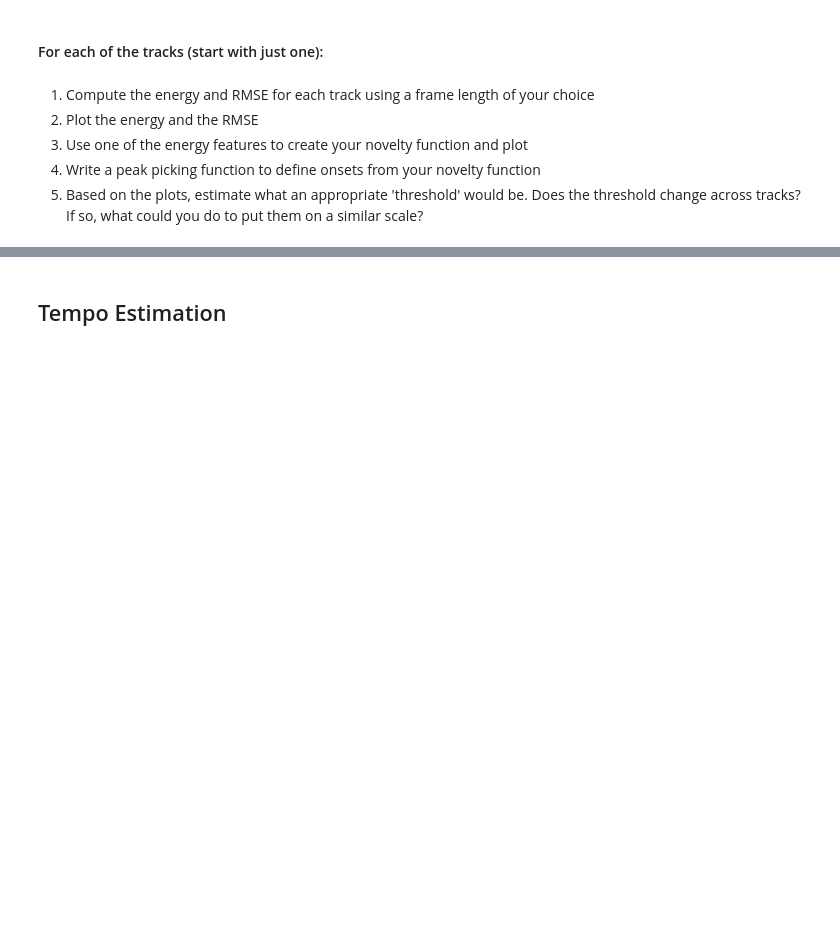
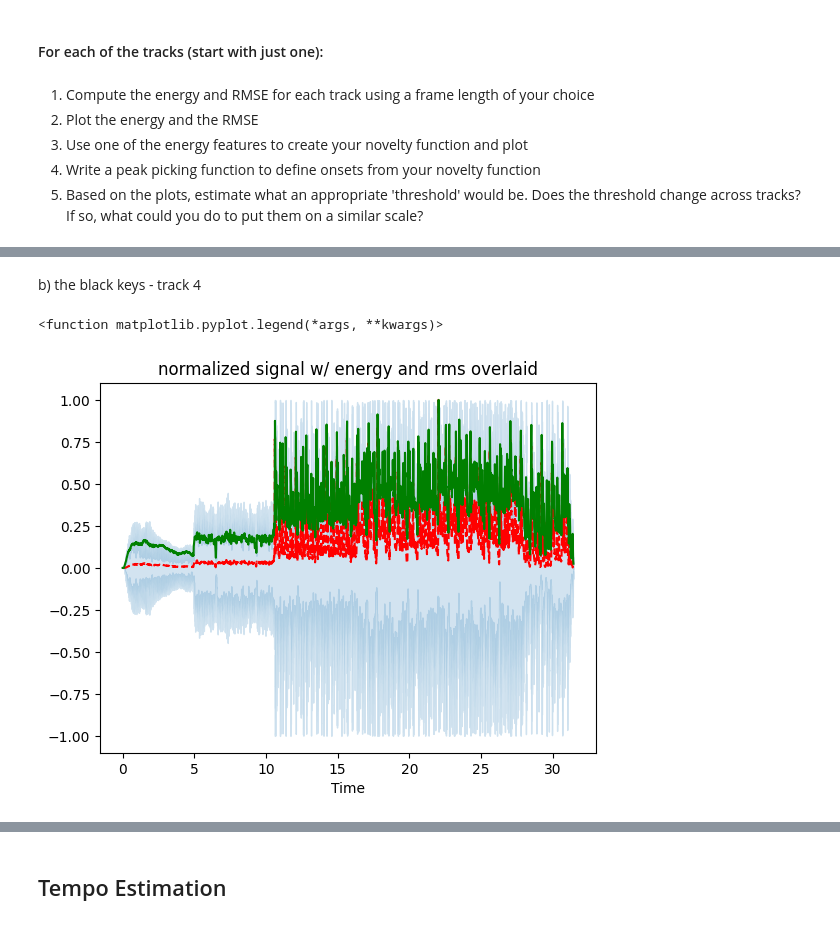
Before and after one commit to Micahlim19/AudioTechII, a Jupyter notebook: Activities/Activity8_OnsetDetection.ipynb, the cells around one changed output, grey strips where cells are left out. Saved outputs shown, nothing was run; the diff lists cells and outputs as text; code cells hidden in the pictures; blank space fills up the shorter version.

```diff
--- a/Activities/Activity8_OnsetDetection.ipynb
+++ b/Activities/Activity8_OnsetDetection.ipynb
@@ -23,0 +96,24 @@ from scipy.io.wavfile import read
+# %% [markdown]
+b) the black keys - track 4
+# %%
+hop_length = 512
+frame_length = 1024
+
+energy2 = np.array([
+        sum(abs(x2[i:i+frame_length]**2)) for i in range(0, len(x2), hop_length)
+    ])
+
+#rmse
+rmse2 = librosa.feature.rms(y = x2, frame_length=frame_length, hop_length=hop_length, center=True)
+
+#plotting
+frames2 = range(len(energy2))
+t2 = librosa.frames_to_time(frames2, sr = fs, hop_length=hop_length)
+librosa.display.waveshow(x2, sr=fs, alpha=0.2)
+plt.plot(t2, energy2/energy2.max(), 'r--', label = 'energy')
+plt.plot(t2, rmse2[0]/rmse2[0].max(), 'g', label = 'rmse')
+plt.title('normalized signal w/ energy and rms overlaid')
+plt.legend
+# %% [output]
+<function matplotlib.pyplot.legend(*args, **kwargs)>
+[figure, added]
```
Also changed, not shown: parts of 30 cells of this notebook, 1 other file.
